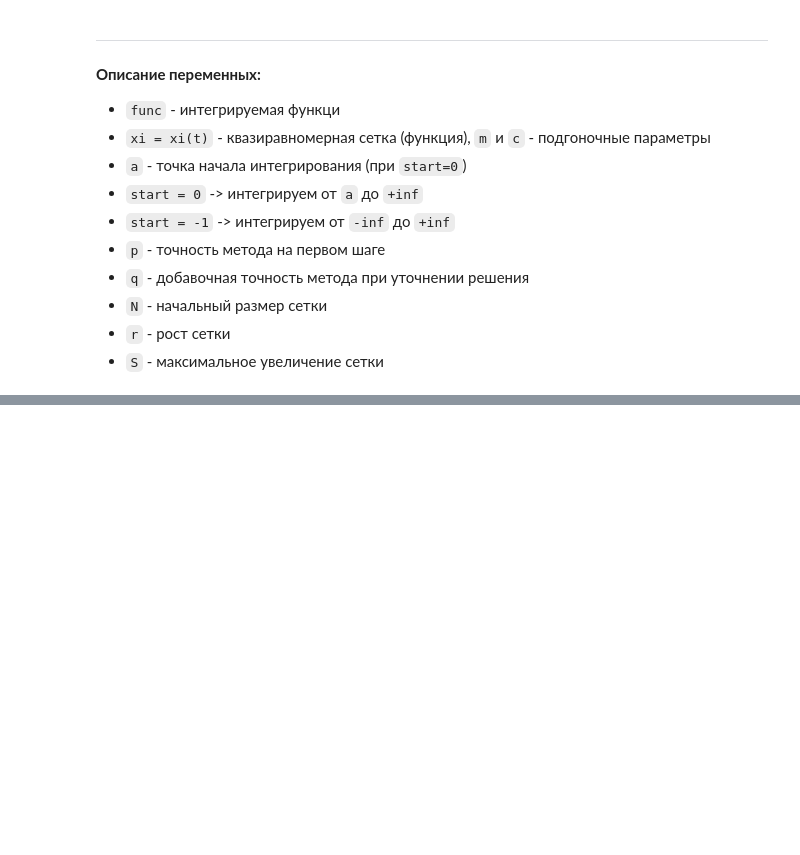
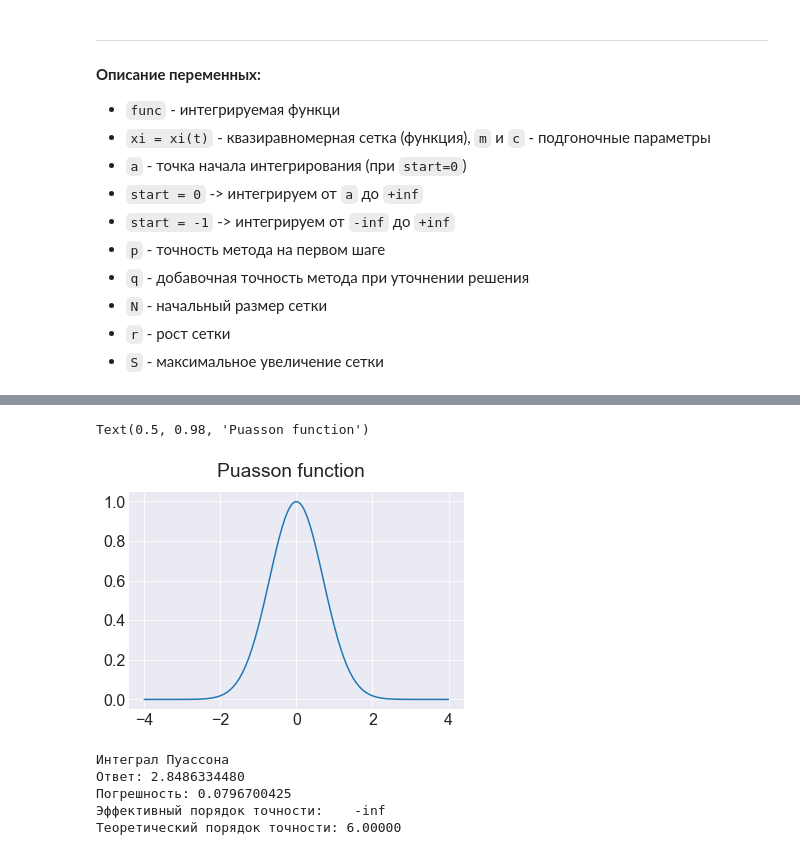
Before and after one commit to andrew3203/NumericalMethods, a Jupyter notebook: ImproperIntegrals.ipynb, the cells around one changed output, grey strips where cells are left out. Saved outputs shown, nothing was run; the diff lists cells and outputs as text; code cells hidden in the pictures; blank space fills up the shorter version.

```diff
--- a/ImproperIntegrals.ipynb
+++ b/ImproperIntegrals.ipynb
@@ -145,0 +184,19 @@ print('Метод останавливается на {} шаге'.format(ans[4]
+# %%
+x = np.linspace(-4, 4, 100)
+fig = plt.figure()
+plt.plot(x, puasson(x))
+plt.grid(1)
+plt.suptitle('Puasson function')
+# %% [output]
+Text(0.5, 0.98, 'Puasson function')
+[figure, added]
+# %%
+ans = RicherdsonExtrapolation(puasson, Xi, EPS=1, m=1, c=1, start=-1)
+print('Интеграл Пуассона')
+print('Ответ: {0:12.10f}\nПогрешность: {1:12.10f}\nЭффективный порядок точности: {2:7.10f}\nТеоретический порядок точности: {3:7.5f}'.format(ans[0], ans[1], ans[2], ans[3]), end=' ')
+# %% [output]
+Интеграл Пуассона
+Ответ: 2.8486334480
+Погрешность: 0.0796700425
+Эффективный порядок точности:    -inf
+Теоретический порядок точности: 6.00000
```
Also changed, not shown: parts of 5 cells of this notebook.
